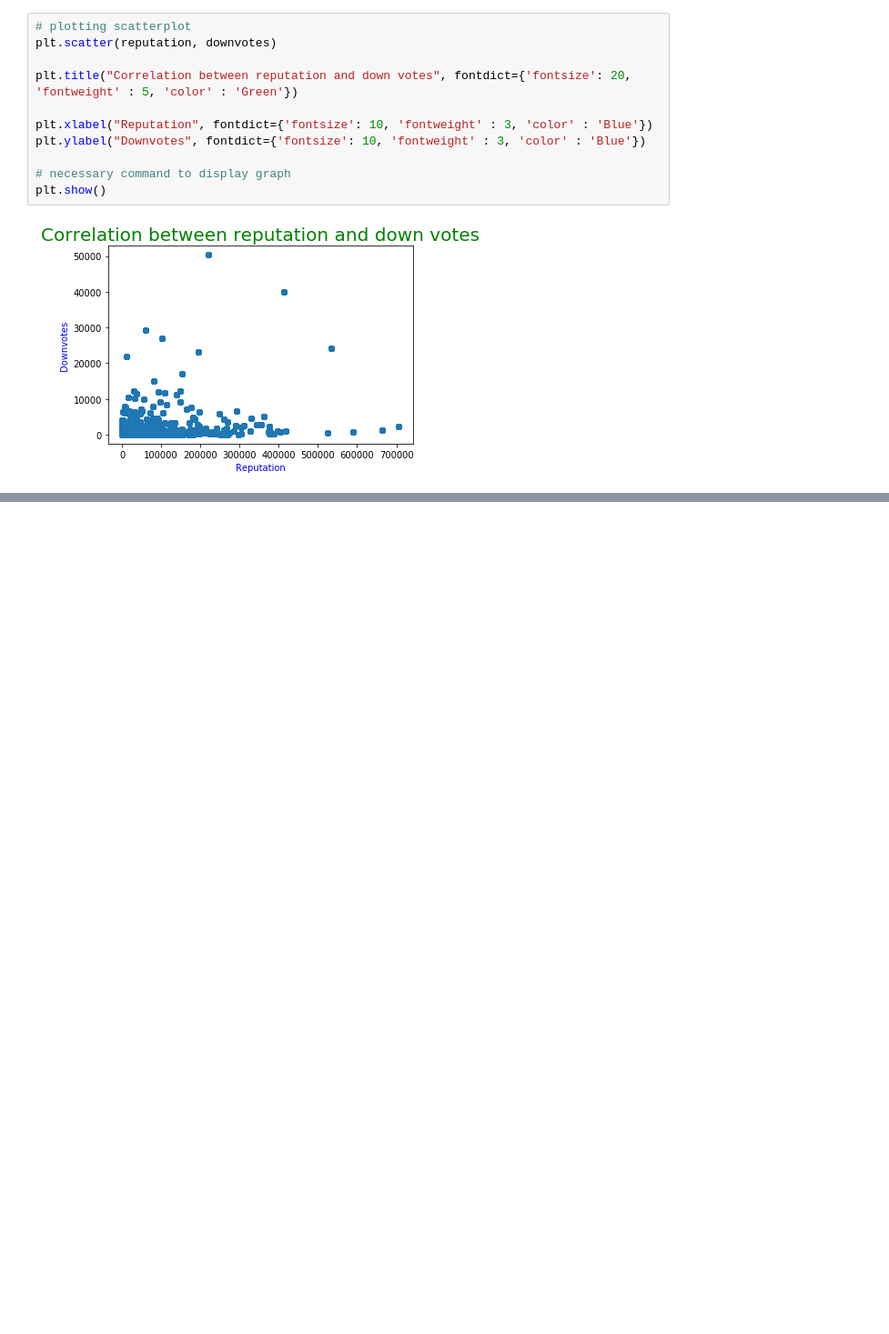
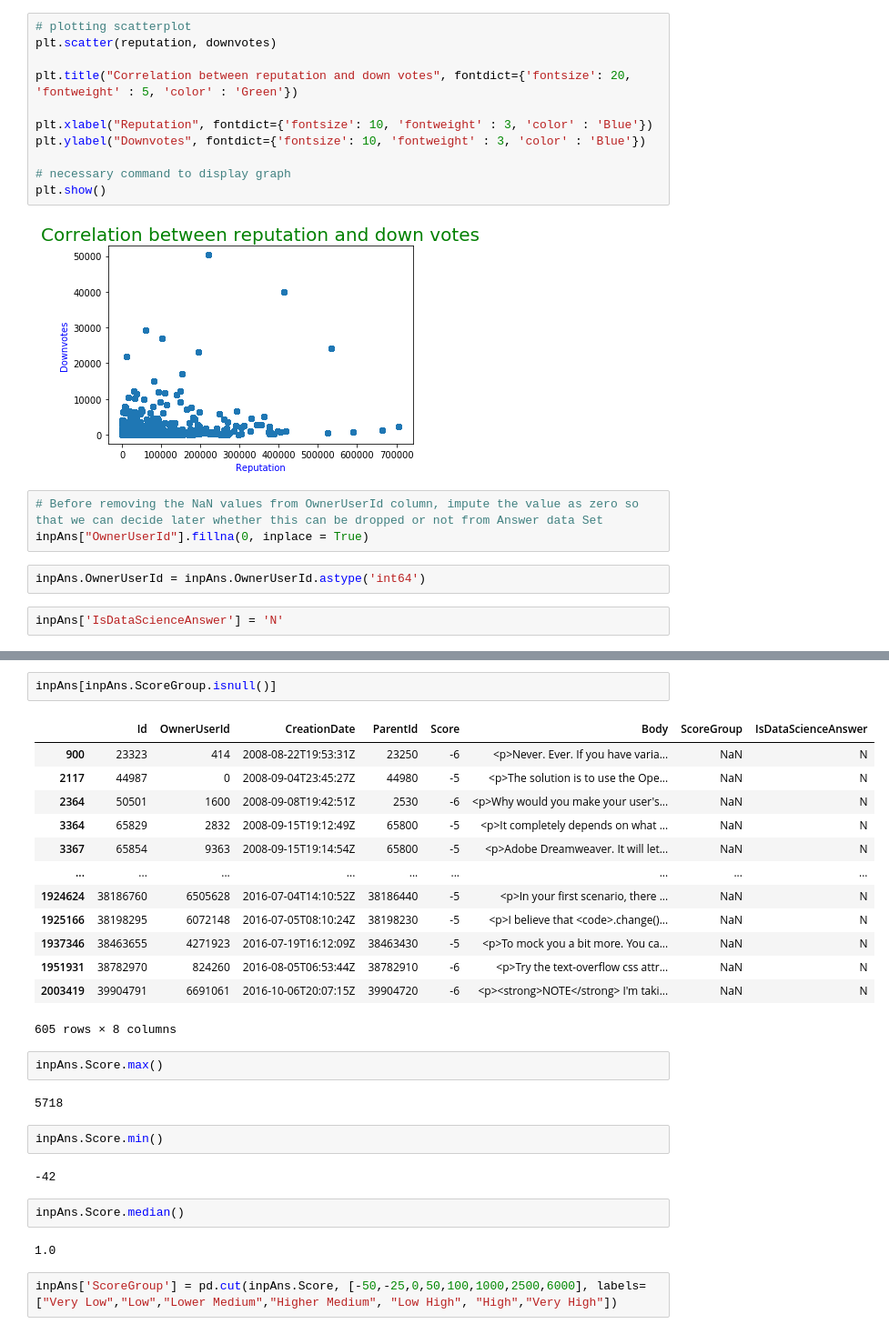
Before and after one commit to KarthikeyanVenkataraman/edastackoverflow, a Jupyter notebook: StackOverFlow_Draft.ipynb, the cells around one changed output, grey strips where cells are left out. Shown at 91% size. Drawn from its saved outputs; the diff is of its cells as text; blank space fills up the shorter version.

```diff
--- a/StackOverFlow_Draft.ipynb
+++ b/StackOverFlow_Draft.ipynb
@@ -507,3 +521,10 @@ plt.ylabel("Downvotes", fontdict={'fontsize': 10, 'fontweight' : 3, 'color' : 'B
 plt.show()
 # %% [output]
 [figure]
+# %%
+# Before removing the NaN values from OwnerUserId column, impute the value as zero so that we can decide later whether this can be dropped or not from Answer data Set
+inpAns["OwnerUserId"].fillna(0, inplace = True)
+# %%
+inpAns.OwnerUserId = inpAns.OwnerUserId.astype('int64')
+# %%
+inpAns['IsDataScienceAnswer'] = 'N'
@@ -509,0 +555,30 @@ plt.show()
+# %%
+inpAns[inpAns.ScoreGroup.isnull()]
+# %% [output]
+|  | Id | OwnerUserId | CreationDate | ParentId | Score | Body | ScoreGroup | IsDataScienceAnswer |
+| 900 | 23323 | 414 | 2008-08-22T19:53:31Z | 23250 | -6 | <p>Never. Ever. If you have varia... | NaN | N |
+| 2117 | 44987 | 0 | 2008-09-04T23:45:27Z | 44980 | -5 | <p>The solution is to use the Ope... | NaN | N |
+| 2364 | 50501 | 1600 | 2008-09-08T19:42:51Z | 2530 | -6 | <p>Why would you make your user's... | NaN | N |
+| 3364 | 65829 | 2832 | 2008-09-15T19:12:49Z | 65800 | -5 | <p>It completely depends on what ... | NaN | N |
+| 3367 | 65854 | 9363 | 2008-09-15T19:14:54Z | 65800 | -5 | <p>Adobe Dreamweaver. It will let... | NaN | N |
+| ... | ... | ... | ... | ... | ... | ... | ... | ... |
+| 1924624 | 38186760 | 6505628 | 2016-07-04T14:10:52Z | 38186440 | -5 | <p>In your first scenario, there ... | NaN | N |
+| 1925166 | 38198295 | 6072148 | 2016-07-05T08:10:24Z | 38198230 | -5 | <p>I believe that <code>.change()... | NaN | N |
+| 1937346 | 38463655 | 4271923 | 2016-07-19T16:12:09Z | 38463430 | -5 | <p>To mock you a bit more. You ca... | NaN | N |
+| 1951931 | 38782970 | 824260 | 2016-08-05T06:53:44Z | 38782910 | -6 | <p>Try the text-overflow css attr... | NaN | N |
+| 2003419 | 39904791 | 6691061 | 2016-10-06T20:07:15Z | 39904720 | -6 | <p><strong>NOTE</strong> I'm taki... | NaN | N |
+605 rows × 8 columns
+# %%
+inpAns.Score.max()
+# %% [output]
+5718
+# %%
+inpAns.Score.min()
+# %% [output]
+-42
+# %%
+inpAns.Score.median()
+# %% [output]
+1.0
+# %%
+inpAns['ScoreGroup'] = pd.cut(inpAns.Score, [-50,-25,0,50,100,1000,2500,6000], labels=["Very Low","Low","Lower Medium","Higher Medium", "Low High", "High","Very High"])
```
Also changed, not shown: parts of 17 cells of this notebook.
